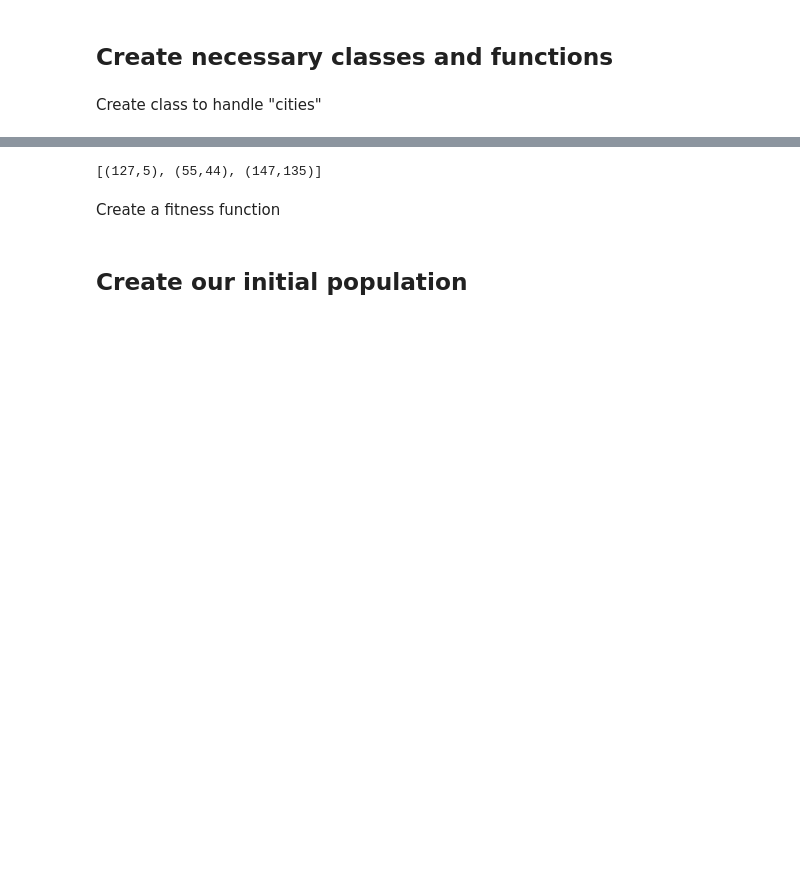
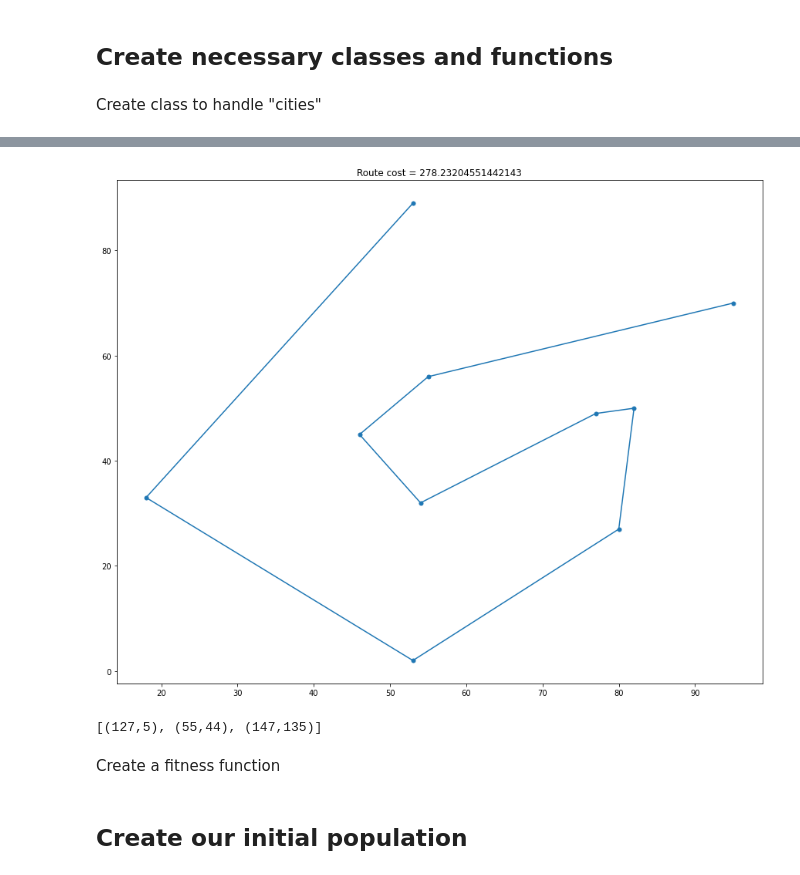
Before and after one commit to borislevant/aiplayground, a Jupyter notebook: genetic_algorithm_TSP.ipynb, the cells around one changed output, grey strips where cells are left out. Saved outputs shown, nothing was run; the diff lists cells and outputs as text; code cells hidden in the pictures; blank space fills up the shorter version.

```diff
--- a/genetic_algorithm_TSP.ipynb
+++ b/genetic_algorithm_TSP.ipynb
@@ -57,3 +64,22 @@ rt.show()
+# %%
+def hill_climbing(rstart, niter=10):
+    current_route = rstart.copy()
+    for iter in range(niter):
+        route = current_route.copy()
+        for comb in itertools.combinations(range(current_route.ncities), 2):
+            new_route = route.copy()
+            new_route.route[comb[0]] = route.route[comb[1]]
+            new_route.route[comb[1]] = route.route[comb[0]]
+            if new_route.cost() < route.cost():
+                route = new_route
+                break
+        current_route = route
+    return current_route
+# %%
+new_route = hill_climbing(rt, niter=20)
+new_route.show()
+# %% [output]
+[figure, added]
 # %%
 cl = generate_cities_list(3, seed=42)
 cl
```
Also changed, not shown: parts of 3 cells of this notebook.
